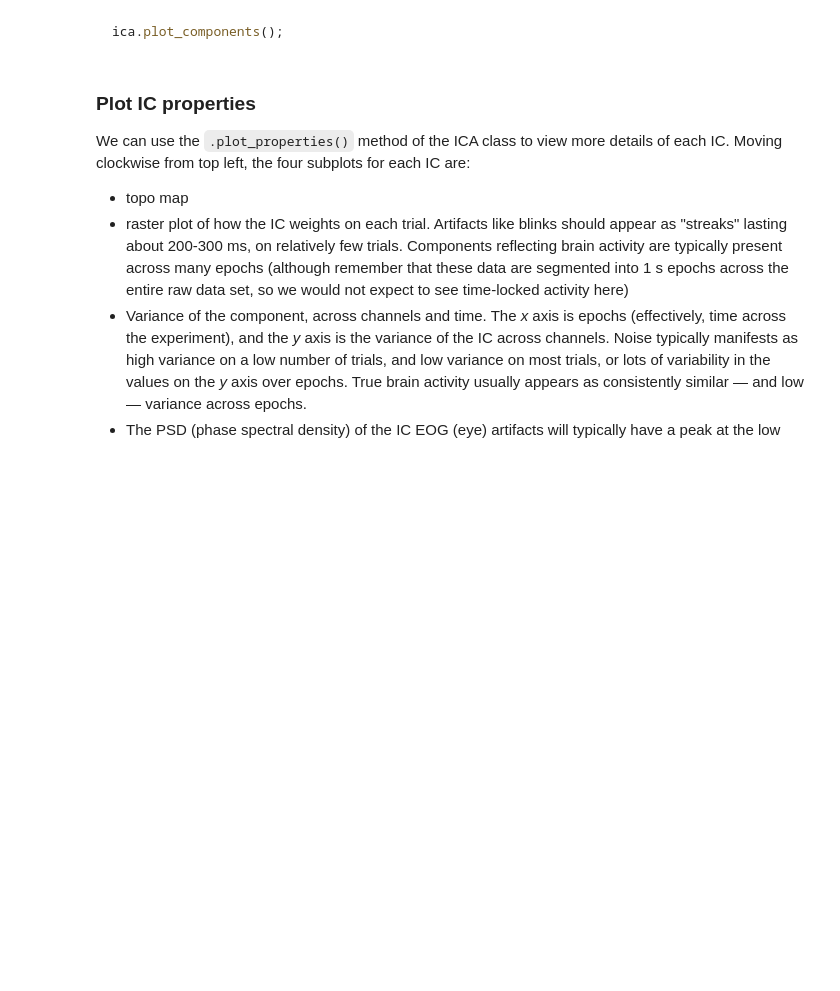
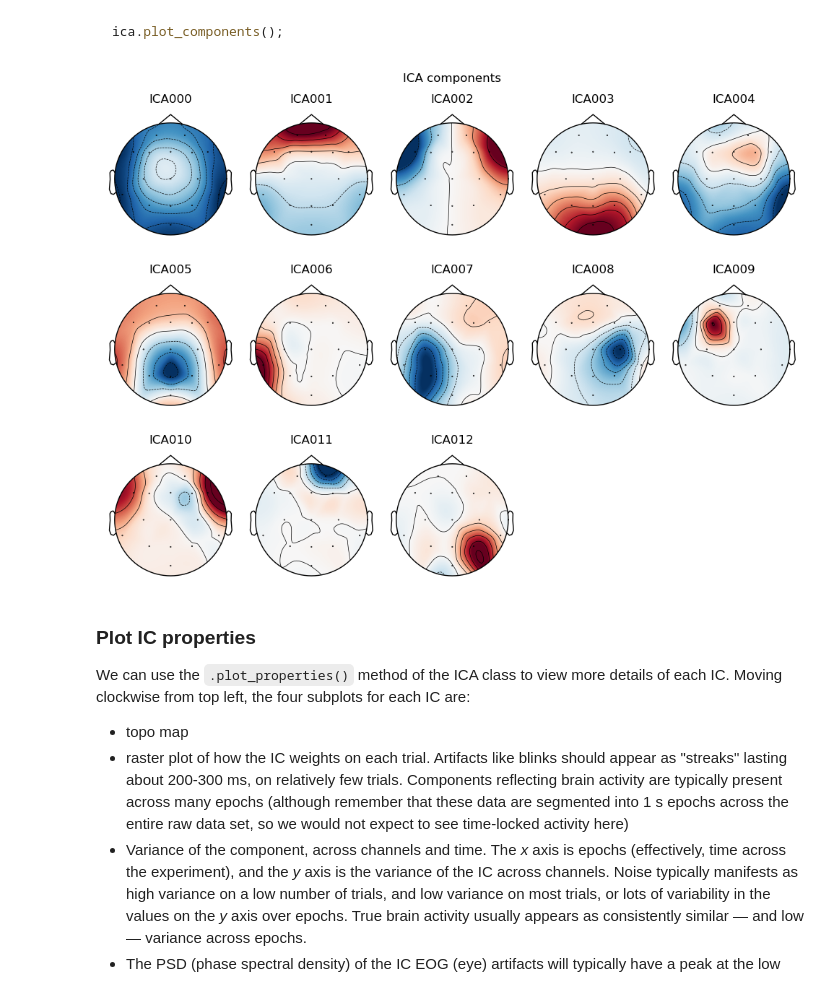
Before and after one commit to freddylearnsc0de/Chapter-7--EEG, a Jupyter notebook: 3 - erp_artifacts.ipynb, the cells around one changed output. Saved outputs shown, nothing was run; the diff lists cells and outputs as text; code cells hidden in the pictures; blank space fills up the shorter version.

```diff
--- a/3 - erp_artifacts.ipynb
+++ b/3 - erp_artifacts.ipynb
@@ -122,3 +205,11 @@ ica.fit(epochs_ica,
         reject=reject,
         tstep=tstep)
 ~~~
+# %%
+random_state = 42
+ica_n_components = .99
+
+ica = mne.preprocessing.ICA(n_components=ica_n_components,
+                            random_state=random_state,
+                            )
+ica.fit(epochs_ica[~reject_log.bad_epochs], decim=3)
@@ -137,6 +236,10 @@ Indeed, in the figure below we can see that a few ICs are likely ocular artifact
 ~~~python
 ica.plot_components();
 ~~~
+# %%
+ica.plot_components();
+# %% [output]
+[figure, added]
 # %% [markdown]
 ### Plot IC properties
 
```
Also changed, not shown: parts of 10 cells of this notebook, 47 other files.
